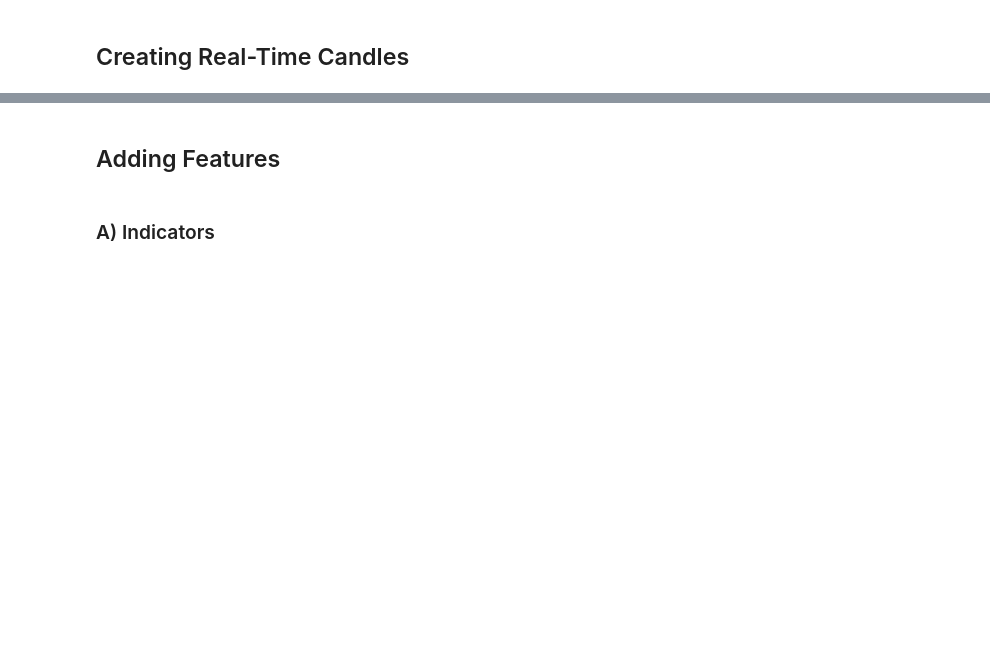
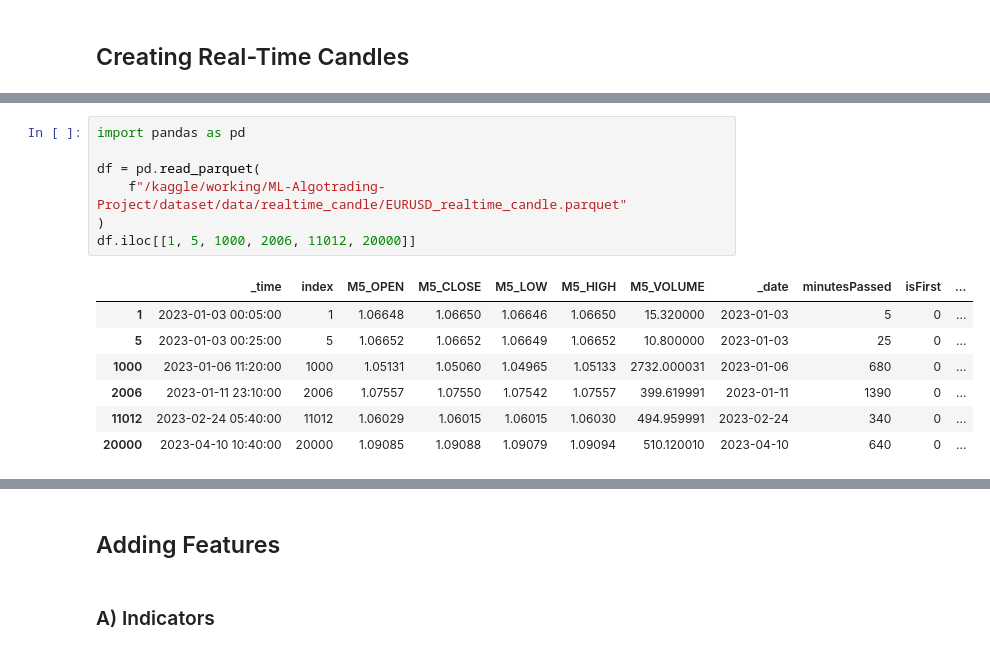
Before and after one commit to Alpha-Hunterss/ML-Algotrading-Project, a Jupyter notebook: algotrading-experiments.ipynb, the cells around one changed output, grey strips where cells are left out. Cells and saved outputs as stored; diff of their text form; blank space fills up the shorter version.

```diff
--- a/algotrading-experiments.ipynb
+++ b/algotrading-experiments.ipynb
@@ -204,0 +214,15 @@ historiy_realtime_candle(config_general)
+# %%
+import pandas as pd
+
+df = pd.read_parquet(
+    f"/kaggle/working/ML-Algotrading-Project/dataset/data/realtime_candle/EURUSD_realtime_candle.parquet"
+)
+df.iloc[[1, 5, 1000, 2006, 11012, 20000]]
+# %% [output]
+|  | _time | index | M5_OPEN | M5_CLOSE | M5_LOW | M5_HIGH | M5_VOLUME | _date | minutesPassed | isFirst | ... |
+| 1 | 2023-01-03 00:05:00 | 1 | 1.06648 | 1.06650 | 1.06646 | 1.06650 | 15.320000 | 2023-01-03 | 5 | 0 | ... |
+| 5 | 2023-01-03 00:25:00 | 5 | 1.06652 | 1.06652 | 1.06649 | 1.06652 | 10.800000 | 2023-01-03 | 25 | 0 | ... |
+| 1000 | 2023-01-06 11:20:00 | 1000 | 1.05131 | 1.05060 | 1.04965 | 1.05133 | 2732.000031 | 2023-01-06 | 680 | 0 | ... |
+| 2006 | 2023-01-11 23:10:00 | 2006 | 1.07557 | 1.07550 | 1.07542 | 1.07557 | 399.619991 | 2023-01-11 | 1390 | 0 | ... |
+| 11012 | 2023-02-24 05:40:00 | 11012 | 1.06029 | 1.06015 | 1.06015 | 1.06030 | 494.959991 | 2023-02-24 | 340 | 0 | ... |
+| 20000 | 2023-04-10 10:40:00 | 20000 | 1.09085 | 1.09088 | 1.09079 | 1.09094 | 510.120010 | 2023-04-10 | 640 | 0 | ... |
```
Also changed, not shown: parts of 36 cells of this notebook.
